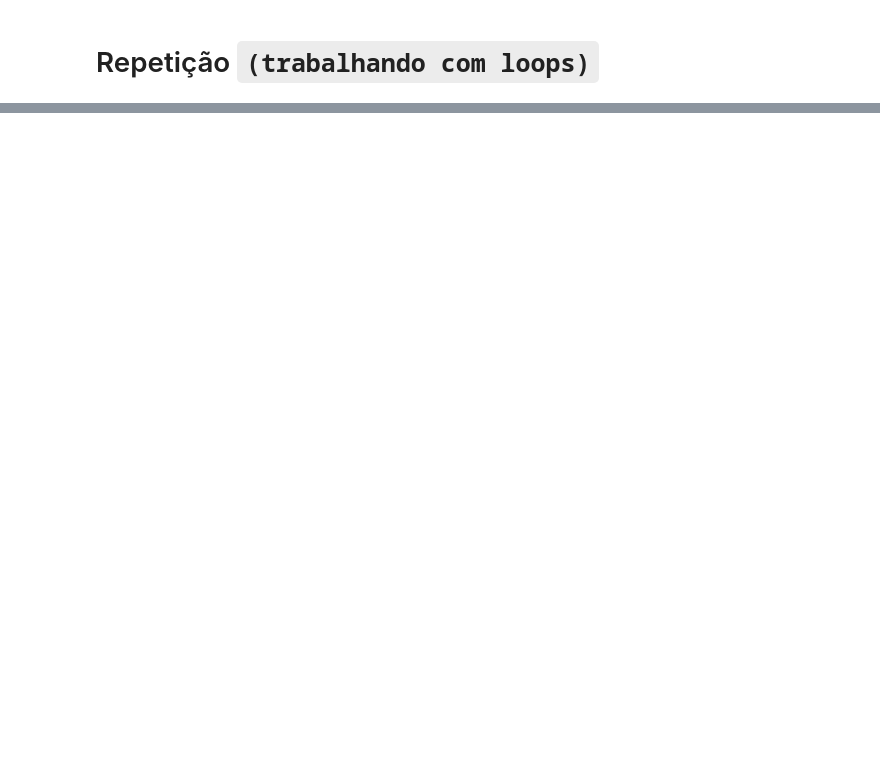
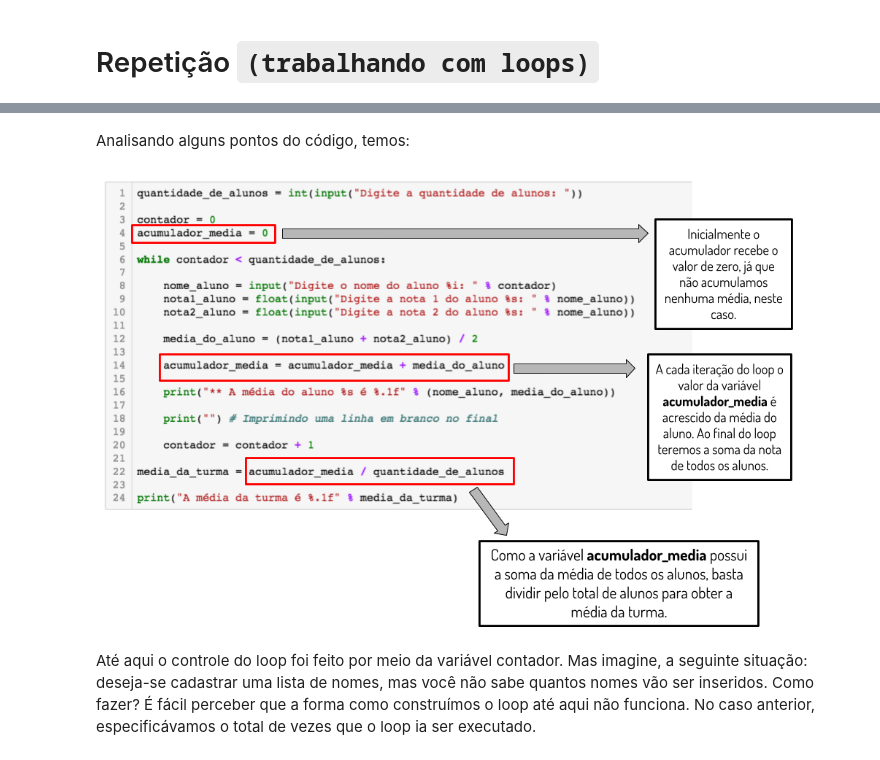
Before and after one commit to adolfoguimaraes/learningpython, a Jupyter notebook: programming_introduction/06_Repeticao.ipynb, the cells around one changed output, grey strips where cells are left out. Saved outputs shown, nothing was run; the diff lists cells and outputs as text; code cells hidden in the pictures; blank space fills up the shorter version.

Commit message:
Insert Loop notebook

```diff
--- a/programming_introduction/06_Repeticao.ipynb
+++ b/programming_introduction/06_Repeticao.ipynb
@@ -99,0 +278,9 @@ Tabuada de 2
+# %% [markdown]
+Analisando alguns pontos do código, temos:
+# %%
+# Desconsidere estas linhas para o estudo da disciplina
+Image(filename='images/06_image3.png', width=700)
+# %% [output]
+[figure, added]
+# %% [markdown]
+Até aqui o controle do loop foi feito por meio da variável contador. Mas imagine, a seguinte situação: deseja-se cadastrar uma lista de nomes, mas você não sabe quantos nomes vão ser inseridos. Como fazer? É fácil perceber que a forma como construímos o loop até aqui não funciona. No caso anterior, especificávamos o total de vezes que o loop ia ser executado.
```
Also changed, not shown: parts of 47 cells of this notebook, 4 other files.
